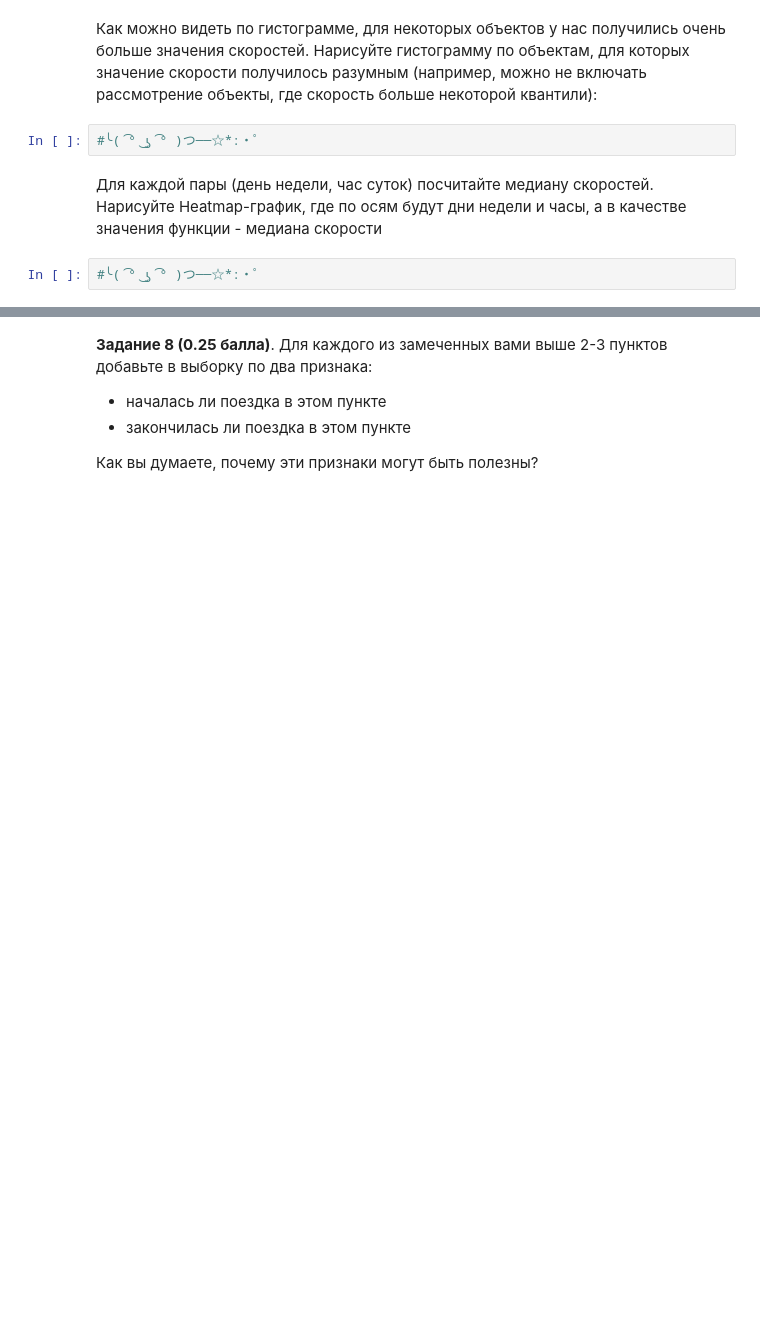
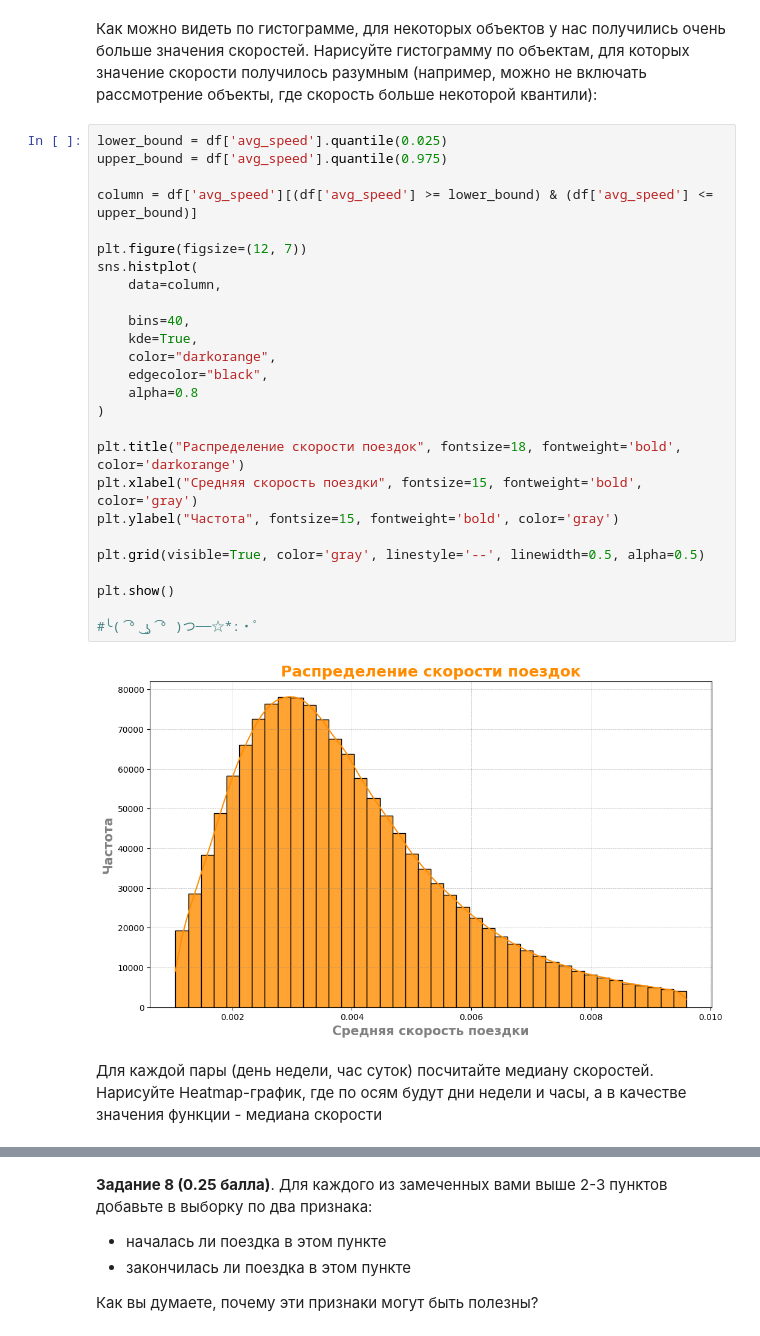
Before and after one commit to AndreiPolischuk/ML_HOMEWORKS, a Jupyter notebook: HW2/homework_practice_02_linregr-Полищук.ipynb, the cells around one changed output, grey strips where cells are left out. Cells and saved outputs as stored; diff of their text form; blank space fills up the shorter version.

```diff
--- a/HW2/homework_practice_02_linregr-Полищук.ipynb
+++ b/HW2/homework_practice_02_linregr-Полищук.ipynb
@@ -530,8 +598,32 @@ show_circles_on_map(your_lat_values, your_lon_values, color="midnightblue")
 # %% [markdown]
 Как можно видеть по гистограмме, для некоторых объектов у нас получились очень больше значения скоростей. Нарисуйте гистограмму по объектам, для которых значение скорости получилось разумным (например, можно не включать рассмотрение объекты, где скорость больше некоторой квантили):
-# %%
-#╰( ͡° ͜ʖ ͡° )つ──☆*:・ﾟ
+# %%
+lower_bound = df['avg_speed'].quantile(0.025)
+upper_bound = df['avg_speed'].quantile(0.975)
+
+column = df['avg_speed'][(df['avg_speed'] >= lower_bound) & (df['avg_speed'] <= upper_bound)]
+
+plt.figure(figsize=(12, 7))
+sns.histplot(
+    data=column,
+
+    bins=40,
+    kde=True,
+    color="darkorange",
+    edgecolor="black",
+    alpha=0.8
+)
+
+plt.title("Распределение скорости поездок", fontsize=18, fontweight='bold', color='darkorange')
+plt.xlabel("Средняя скорость поездки", fontsize=15, fontweight='bold', color='gray')
+plt.ylabel("Частота", fontsize=15, fontweight='bold', color='gray')
+
+plt.grid(visible=True, color='gray', linestyle='--', linewidth=0.5, alpha=0.5)
+
+plt.show()
+
+#╰( ͡° ͜ʖ ͡° )つ──☆*:・ﾟ
+# %% [output]
+[figure, added]
 # %% [markdown]
 Для каждой пары (день недели, час суток) посчитайте медиану скоростей. Нарисуйте Heatmap-график, где по осям будут дни недели и часы, а в качестве значения функции - медиана скорости
-# %%
-#╰( ͡° ͜ʖ ͡° )つ──☆*:・ﾟ
```
Also changed, not shown: parts of 60 cells of this notebook, 2 other files.
